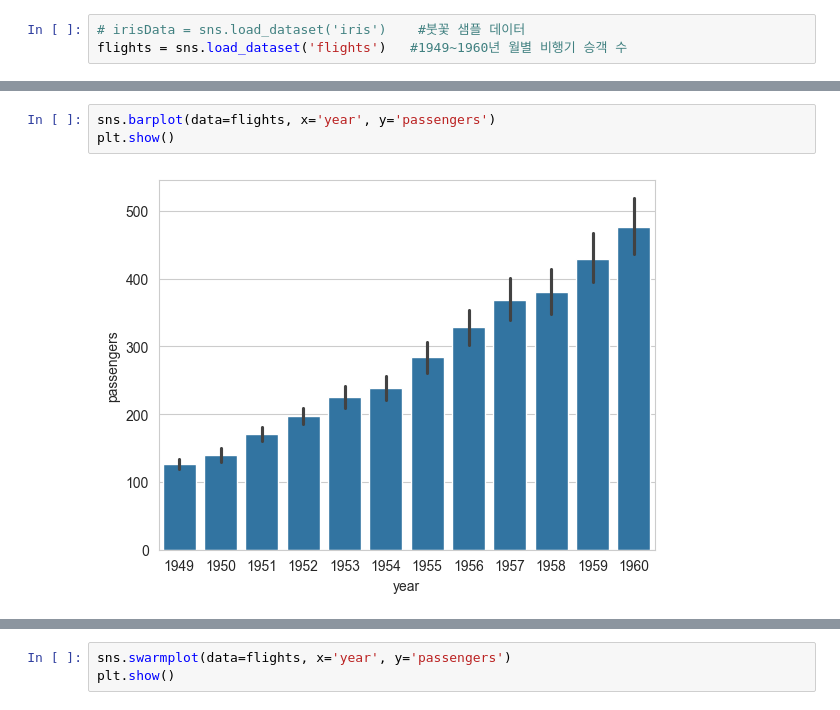
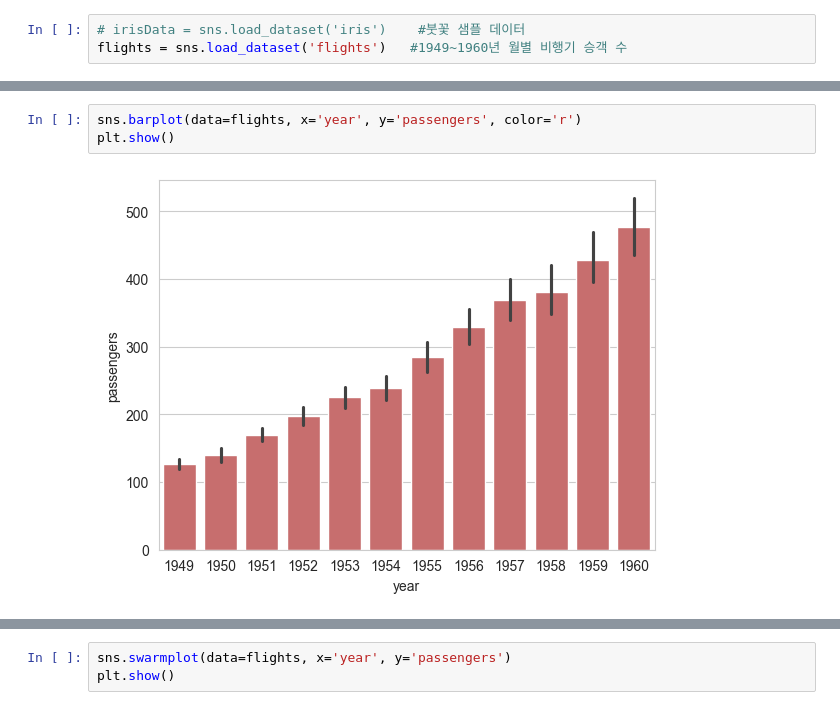
Before and after one commit to hyanyul/python-analysis-2024, a Jupyter notebook: day02/pa05_plot_basic.ipynb, the cells around one changed output, grey strips where cells are left out. Drawn from its saved outputs; the diff is of its cells as text.

```diff
--- a/day02/pa05_plot_basic.ipynb
+++ b/day02/pa05_plot_basic.ipynb
@@ -226,8 +232,8 @@ flights[['month', 'passengers']].plot()
 # %%
-sns.barplot(data=flights, x='year', y='passengers')
+sns.barplot(data=flights, x='year', y='passengers', color='r')
 plt.show()
 # %% [output]
-[figure, old version]
+[figure, new version]
 # %%
 sns.boxplot(data=flights, x='year', y='passengers')
 plt.show()
```
Also changed, not shown: parts of 3 cells of this notebook, 4 other files.
